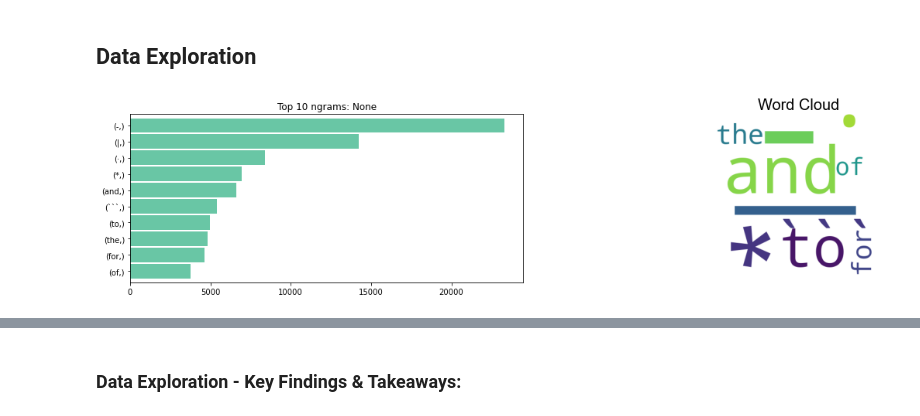
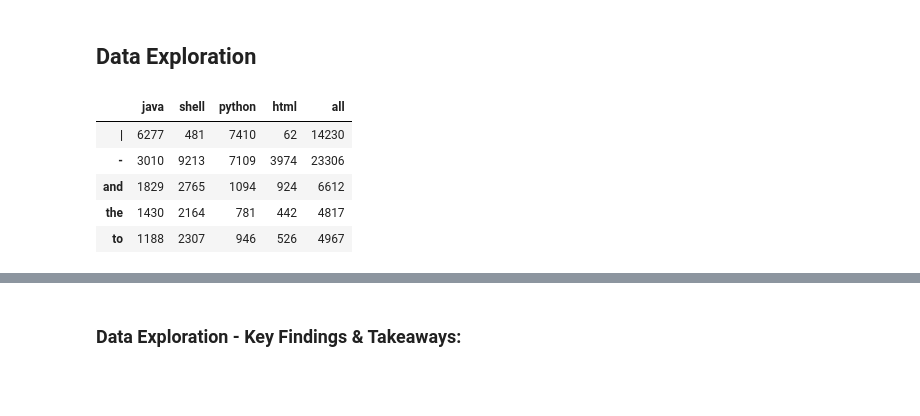
Before and after one commit to NLP-G4/NLP_group_project, a Jupyter notebook: final_report.ipynb, the cells around one changed output, grey strips where cells are left out. Cells and saved outputs as stored; diff of their text form; code cells hidden in the pictures; blank space fills up the shorter version.

```diff
--- a/final_report.ipynb
+++ b/final_report.ipynb
@@ -156,4 +152,0 @@ str1 = ''.join(list1)
-# %%
-explore.word_count_word_cloud(str1)
-# %% [output]
-[figure, removed]
@@ -159,0 +161,19 @@ explore.word_count_word_cloud(str1)
+# %%
+# convert the lists to number counts of each word
+
+all_freq = pd.Series(all_words.split()).value_counts()
+java_freq = pd.Series(java_words.split()).value_counts()
+shell_freq = pd.Series(shell_words.split()).value_counts()
+python_freq = pd.Series(python_words.split()).value_counts()
+html_freq = pd.Series(html_words.split()).value_counts()
+# %%
+df = pd.concat([java_freq, shell_freq, python_freq, html_freq, all_freq], axis=1).fillna(0).astype(int)
+df.columns = ['java', 'shell', 'python', 'html', 'all']
+df.head()
+# %% [output]
+|  | java | shell | python | html | all |
+| | | 6277 | 481 | 7410 | 62 | 14230 |
+| - | 3010 | 9213 | 7109 | 3974 | 23306 |
+| and | 1829 | 2765 | 1094 | 924 | 6612 |
+| the | 1430 | 2164 | 781 | 442 | 4817 |
+| to | 1188 | 2307 | 946 | 526 | 4967 |
```
Also changed, not shown: parts of 8 cells of this notebook.
